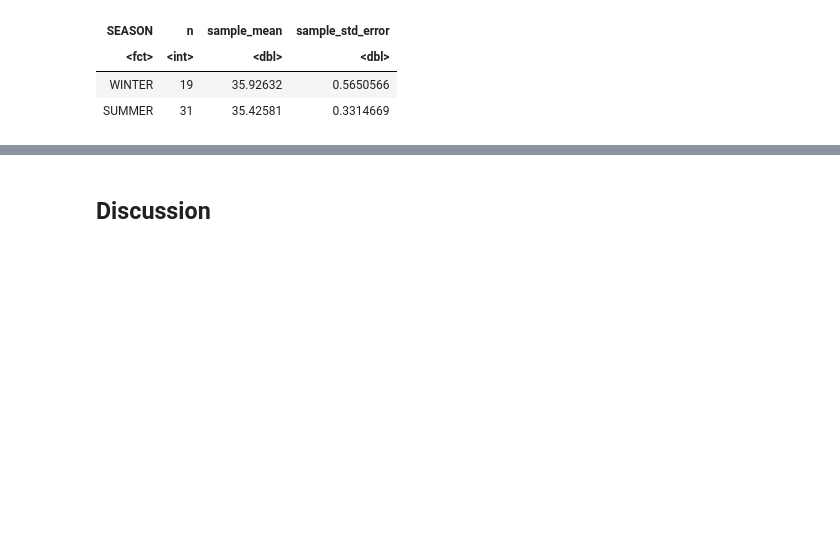
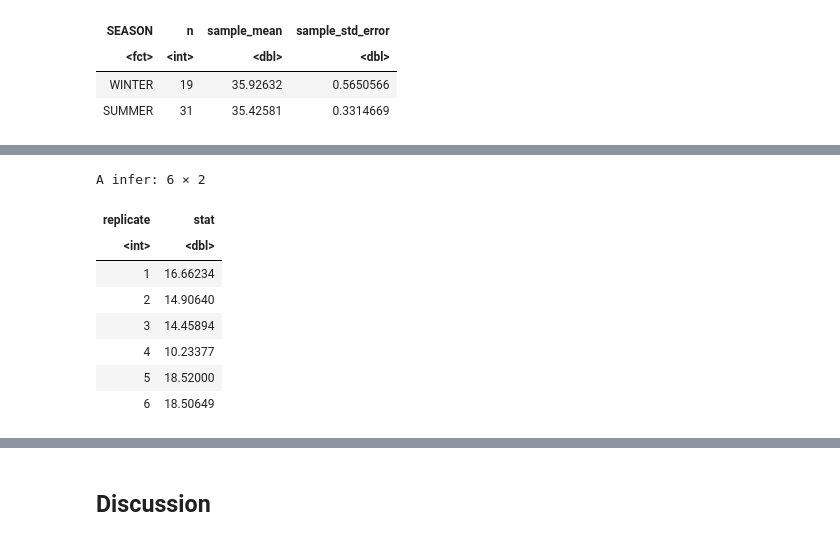
Before and after one commit to maggie63/stat-201-group-4, a Jupyter notebook: project_report.ipynb, the cells around one changed output, grey strips where cells are left out. Saved outputs shown, nothing was run; the diff lists cells and outputs as text; code cells hidden in the pictures; blank space fills up the shorter version.

```diff
--- a/project_report.ipynb
+++ b/project_report.ipynb
@@ -188,0 +204,19 @@ A tibble: 1 × 10
+# %%
+set.seed(9263)
+
+diff_in_mean_weights_bootstrap_dist <- gull_weight_sample |>
+   specify(formula = WEIGHT ~ SEASON) %>%
+   generate(reps = 1000, type = "bootstrap") %>%
+   calculate(stat = "diff in means", order = c("SUMMER", "WINTER"))
+
+head(diff_in_mean_weights_bootstrap_dist)
+# %% [output]
+A infer: 6 × 2
+| replicate | stat |
+| <int> | <dbl> |
+| 1 | 16.66234 |
+| 2 | 14.90640 |
+| 3 | 14.45894 |
+| 4 | 10.23377 |
+| 5 | 18.52000 |
+| 6 | 18.50649 |
```
Also changed, not shown: parts of 16 cells of this notebook.
